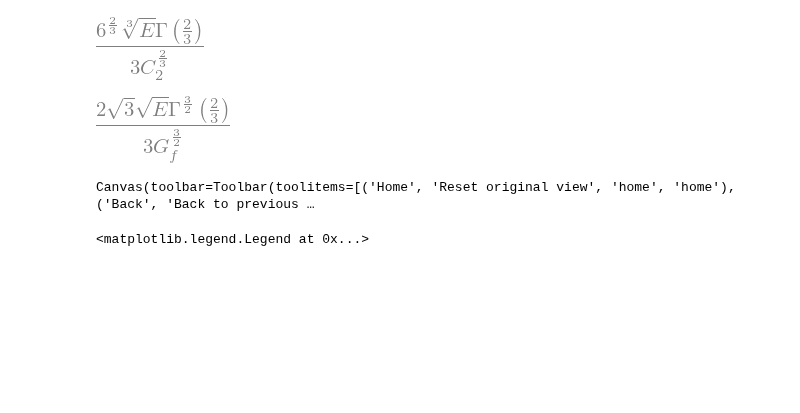
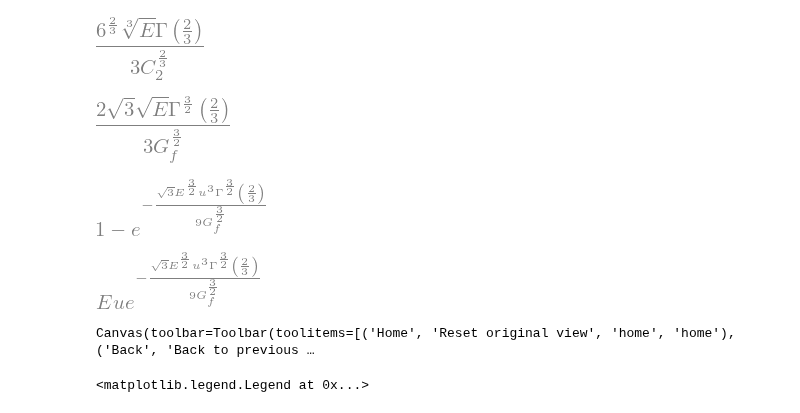
Before and after one commit to bmcs-group/bmcs_matmod, a Jupyter notebook: notebooks/slide/paper_2021/auto_regularized_damage.ipynb, the cells around one changed output. Cells and saved outputs as stored; diff of their text form; code cells hidden in the pictures; blank space fills up the shorter version.

```diff
--- a/notebooks/slide/paper_2021/auto_regularized_damage.ipynb
+++ b/notebooks/slide/paper_2021/auto_regularized_damage.ipynb
@@ -167,8 +170,15 @@ sp.simplify(C2_solved)
 # %% [output]
 [figure]
 # %%
-omega_u_solved = omega_u_C2.subs(C_2, C_2_solved)
-f_u_solved = f_u_C2.subs(C_2, C_2_solved)
+omega_u_solved = omega_u_C2.subs(C_2, C2_solved)
+omega_u_solved
+# %% [output]
+[figure, added]
+# %%
+f_u_solved = f_u_C2.subs(C_2, C2_solved)
+f_u_solved
+# %% [output]
+[figure, added]
 # %%
 get_omega_u = sp.lambdify((u, E_, G_), omega_u_solved)
 get_f_u = sp.lambdify((u, E_, G_), f_u_solved)
```
Also changed, not shown: parts of 10 cells of this notebook.
